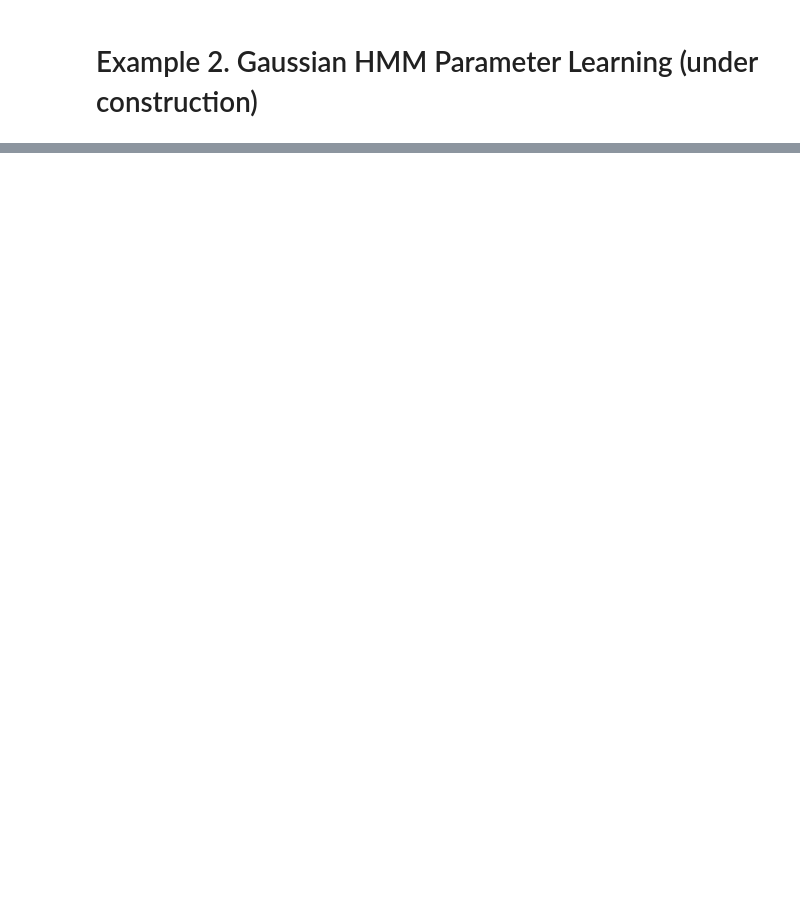
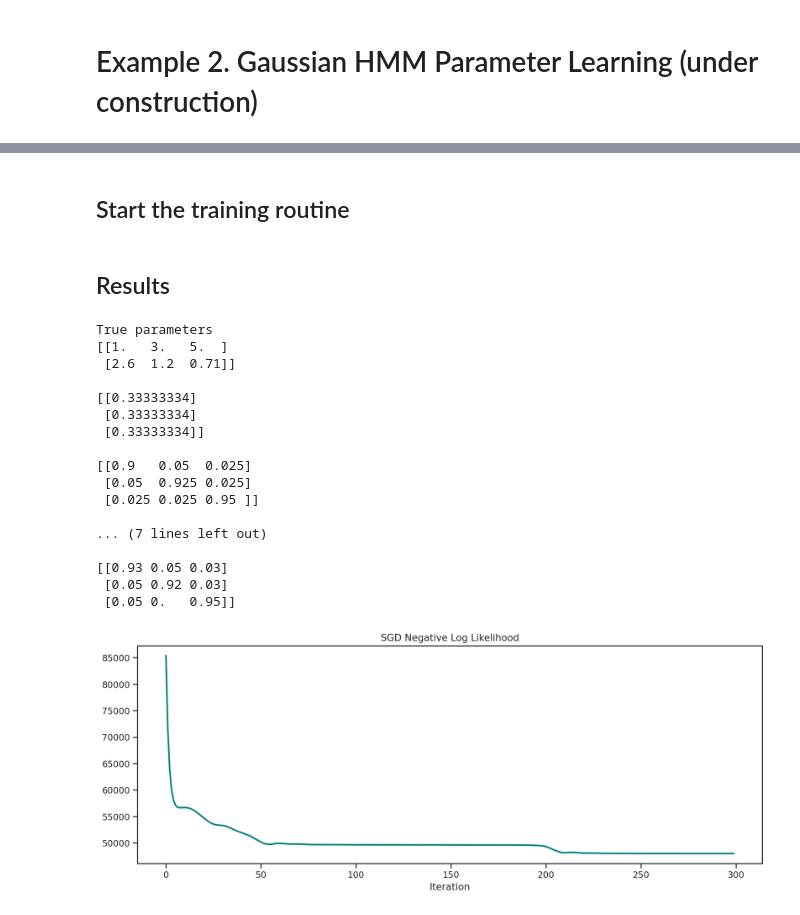
Before and after one commit to CorpuzKB/PML-Advance-Topics-notebooks, a Jupyter notebook: HMM_SGD_Fitting__TensorFlow.ipynb, the cells around one changed output, grey strips where cells are left out. Saved outputs shown, nothing was run; the diff lists cells and outputs as text; code cells hidden in the pictures; blank space fills up the shorter version.

```diff
--- a/HMM_SGD_Fitting__TensorFlow.ipynb
+++ b/HMM_SGD_Fitting__TensorFlow.ipynb
@@ -237,7 +246,9 @@ emission_params = tf.constant([
     [1.0, 3.0, 5.0],
     [2.6, 1.2, 0.71]])
 
-emission_distribution = lambda arg: tfd.Normal(loc=arg[0], scale=arg[1])
+emission_distribution =  tf.keras.layers.Lambda(lambda arg: tfd.Normal(loc=arg[0], scale=arg[1]))
 
 true_states, observations = HMM_Generator(transition_distribution, emission_distribution, emission_params, initial_distribution, num_steps, num_batches)
-print('Generated {} batches of {}-step Casino HMM samples'.format(num_batches, num_steps), '\n')
+tf.print('Transition Distribution:\n{}\n\nEmission Distribution\n{}\n\nEmission Parameters\n{}'.format(
+    transition_distribution, emission_distribution(emission_params), emission_params))
+print('\nGenerated {} batches of {}-step Casino HMM samples'.format(num_batches, num_steps), '\n')
@@ -317,3 +269,5 @@ HMM_loss = HMM_SGD(inference_module, HMM_Negative_Log_Likelihood, observations,
+# %% [markdown]
+## Start the training routine
 # %%
 transition_distribution_init = tf.constant([
     [0.4, 0.3, 0.3],
@@ -321,7 +275,7 @@ transition_distribution_init = tf.constant([
     [0.3, 0.4, 0.3]])
 
 emission_params_init = tf.constant([
-    [0.0, 1.0, 1.0],
+    [1.0, 2.0, 3.0],
     [1.0, 1.0, 1.0]])
 
 initial_distribution_init = tf.constant([
@@ -329,7 +283,41 @@ initial_distribution_init = tf.constant([
     [0.4],
     [0.3]])
 
-inference_module = HMM_Inference_TFM(transition_distribution, emission_distribution, emission_params, initial_distribution_init)
+inference_module = HMM_Inference_TFM(transition_distribution_init, emission_distribution, emission_params_init, initial_distribution_init, HMM_Gaussian1D_Layer())
 optimizer=tf.keras.optimizers.Adam(learning_rate=0.1)
-num_iter = 0
+num_iter = 300
 HMM_loss = HMM_SGD(inference_module, HMM_Negative_Log_Likelihood, observations, optimizer, iterations=num_iter)
+# %% [markdown]
+## Results
+# %%
+tf.print('True parameters\n{}\n\n{}\n\n{}'.format(emission_params, initial_distribution, transition_distribution), '\n\nTrained parameters')
+SGD_trained = [tf.stack([inference_module.trainable_variables[0][0].numpy(),
+                         tf.math.pow(inference_module.trainable_variables[0][1], 2).numpy()]),
+              tf.nn.softmax(inference_module.trainable_variables[1], axis=0).numpy(),
+              tf.nn.softmax(inference_module.trainable_variables[2]).numpy()]
+
+for params in SGD_trained:
+  print(np.round(params, 2), '\n')
+
+plt.figure(figsize=(14, 5))
+plt.plot(HMM_loss, color="teal", linewidth=2)
+plt.title("SGD Negative Log Likelihood"); plt.xlabel('Iteration'); plt.show()
+# %% [output]
+True parameters
+[[1.   3.   5.  ]
+ [2.6  1.2  0.71]]
+
+[[0.33333334]
+ [0.33333334]
+ [0.33333334]]
+
+[[0.9   0.05  0.025]
+ [0.05  0.925 0.025]
+ [0.025 0.025 0.95 ]]
+
+... (7 lines left out)
+
+[[0.93 0.05 0.03]
+ [0.05 0.92 0.03]
+ [0.05 0.   0.95]]
+[figure, added]
```
Also changed, not shown: parts of 17 cells of this notebook.
